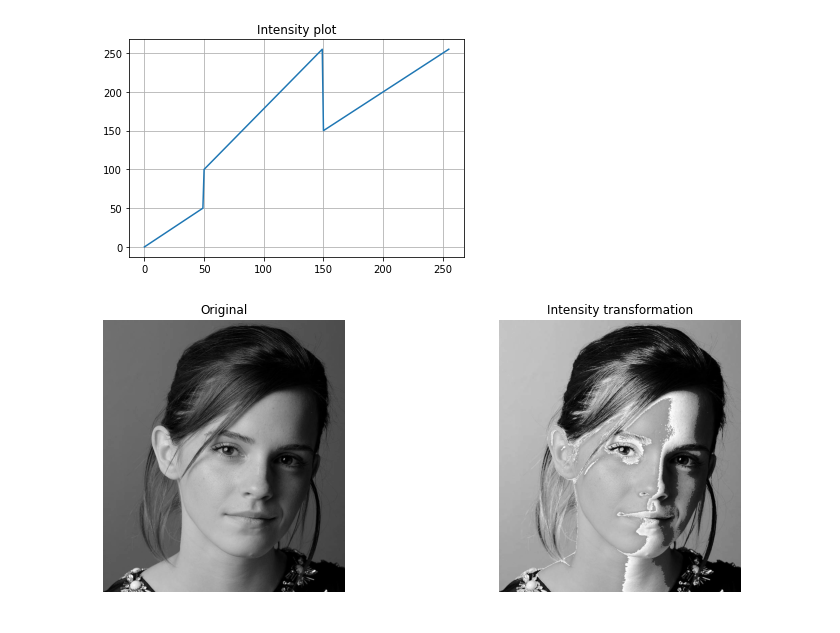
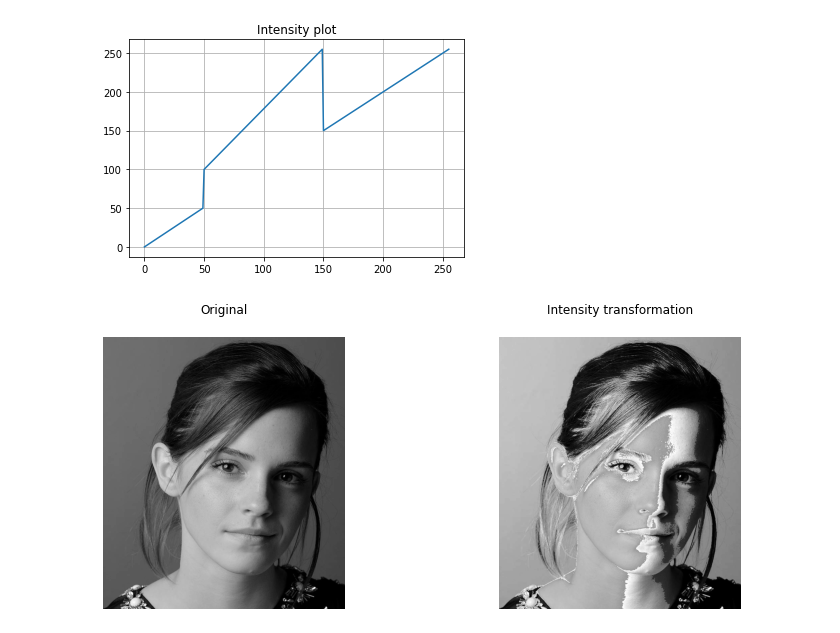
Before and after one commit to nujaadeen/Image-Processing, a Jupyter notebook: assingment1.ipynb, the cells around one changed output. Saved outputs shown, nothing was run; the diff lists cells and outputs as text; code cells hidden in the pictures.

```diff
--- a/assingment1.ipynb
+++ b/assingment1.ipynb
@@ -6,30 +6,34 @@ import math
 # %%
 a1 = np.linspace(0,50,50)
 a2 = np.linspace(100,255,100)
 a3 = np.linspace(150,255,106)
 
 plt.figure()
 intensity = np.concatenate((a1,a2,a3),axis=0)
 plt.plot(intensity)
 plt.title('Intensity plot')
 plt.grid()
 
 img = cv.imread(r'C:\Users\Nushad\Documents\Semester 4\EN2550 - Fundamentals of Image Processing and Machine Vision\HW excercises\Assignement 1\emma_gray.jpg', cv.IMREAD_GRAYSCALE)
+assert img is not None
+
 g = cv.LUT(img,intensity)
 
 fig, ax = plt.subplots(1,2,figsize=(13,5))
 
 ax[0].imshow(img,cmap='gray',vmin=0,vmax=255)
 ax[0].set_title('Original')
 ax[0].axis('off')
+ax[0].xaxis.tick_top()
 
 ax[1].imshow(g,cmap='gray',vmin=0,vmax=255)
 ax[1].set_title('Intensity transformation')
 ax[1].axis('off')
+ax[1].xaxis.tick_top()
 
 plt.show()
 # %% [output]
 [figure]
-[figure, old version]
+[figure, new version]
 # %%
 img = cv.imread(r'C:\Users\Nushad\Documents\Semester 4\EN2550 - Fundamentals of Image Processing and Machine Vision\HW excercises\Assignement 1\brain_proton_density_slice.png', cv.IMREAD_GRAYSCALE)
```
Also changed, not shown: parts of 6 cells of this notebook.
